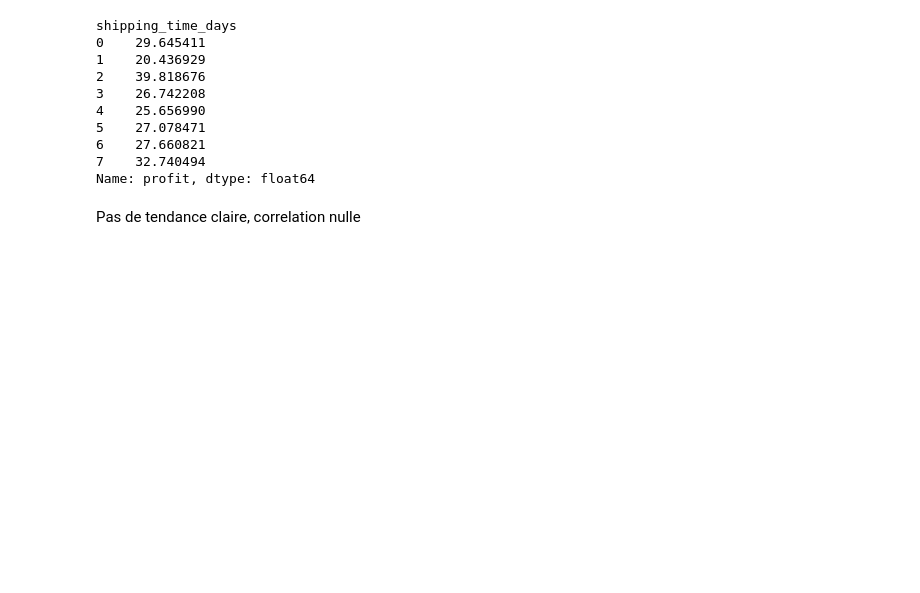
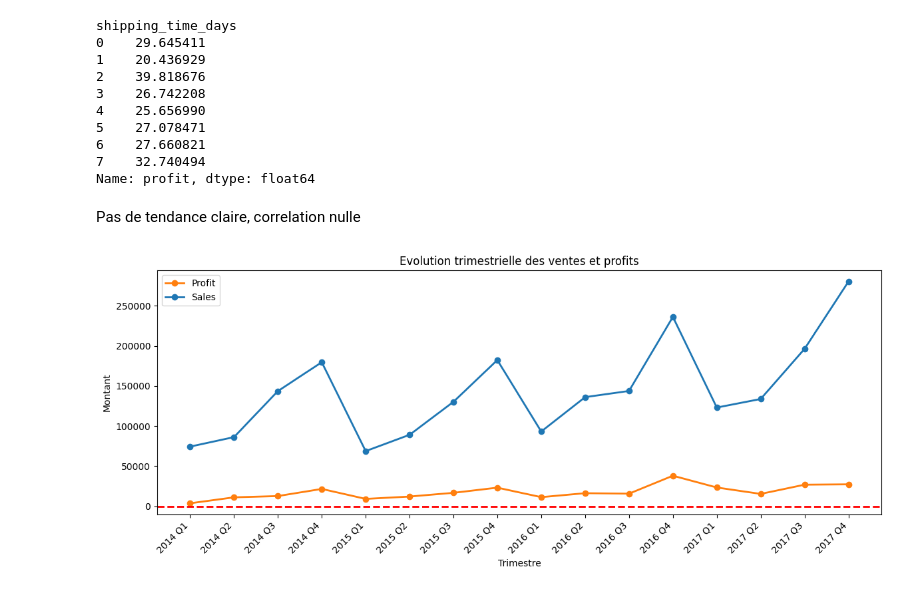
Before and after one commit to msshaqura/project_superstore, a Jupyter notebook: sample_superstore.ipynb, the cells around one changed output. Cells and saved outputs as stored; diff of their text form; code cells hidden in the pictures; blank space fills up the shorter version.

```diff
--- a/sample_superstore.ipynb
+++ b/sample_superstore.ipynb
@@ -905,3 +905,47 @@ shipping_time_days
 Name: profit, dtype: float64
 # %% [markdown]
 Pas de tendance claire, correlation nulle
+# %%
+# ===== Evolution trimestrielle des ventes et profits =====
+
+quarterly = (
+    df_cleaned
+    .set_index("order_date")
+    .resample("QE")[["sales", "profit"]]
+    .sum()
+)
+
+quarterly["year"] = quarterly.index.year
+quarterly["quarter"] = quarterly.index.quarter
+labels = quarterly["year"].astype(str) + " Q" + quarterly["quarter"].astype(str)
+
+x = range(len(quarterly))
+
+plt.figure(figsize=(12,5))
+
+plt.plot(x, quarterly["profit"],
+         label="Profit",
+         linewidth=2,
+         marker="o",
+         color="tab:orange")
+
+plt.plot(x, quarterly["sales"],
+         label="Sales",
+         linewidth=2,
+         marker="o",
+         color="tab:blue")
+
+plt.axhline(0, linestyle="--", color="red", linewidth=2)
+
+plt.title("Evolution trimestrielle des ventes et profits")
+plt.xlabel("Trimestre")
+plt.ylabel("Montant")
+plt.legend()
+
+# 🔹 Alignement ajusté pour que le Q soit exactement sous la graduation
+plt.xticks(x, labels, rotation=45, ha="right")
+
+plt.tight_layout()
+plt.show()
+# %% [output]
+[figure, added]
```
Also changed, not shown: parts of 5 cells of this notebook.
